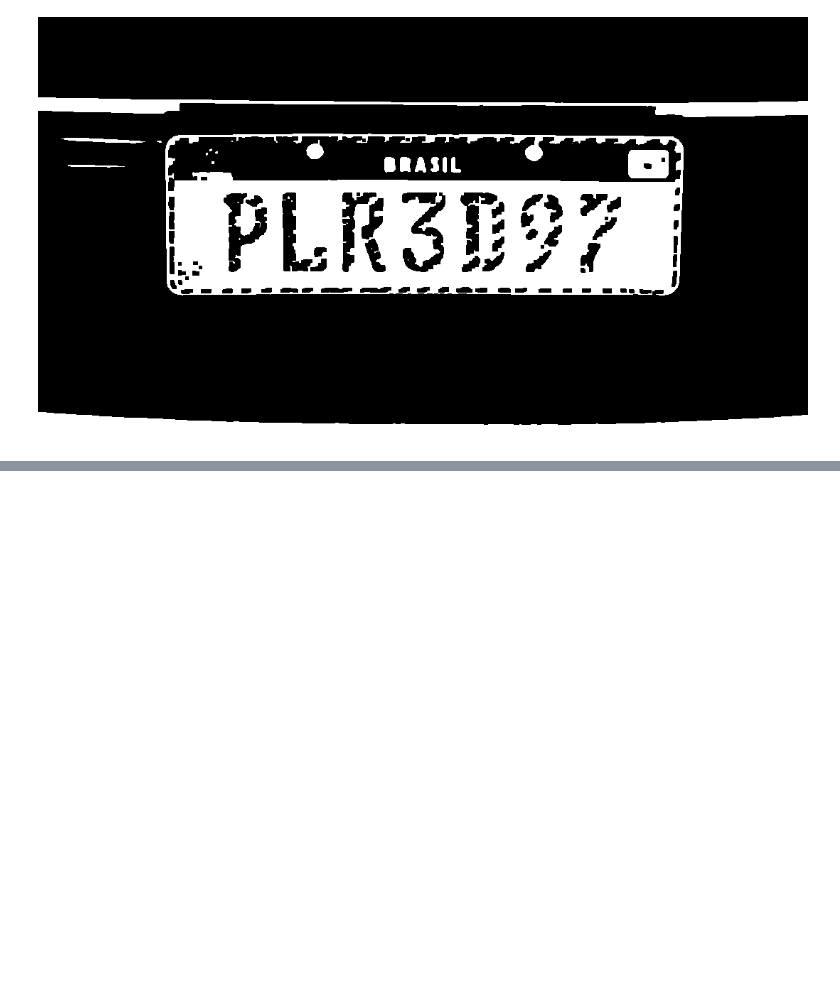
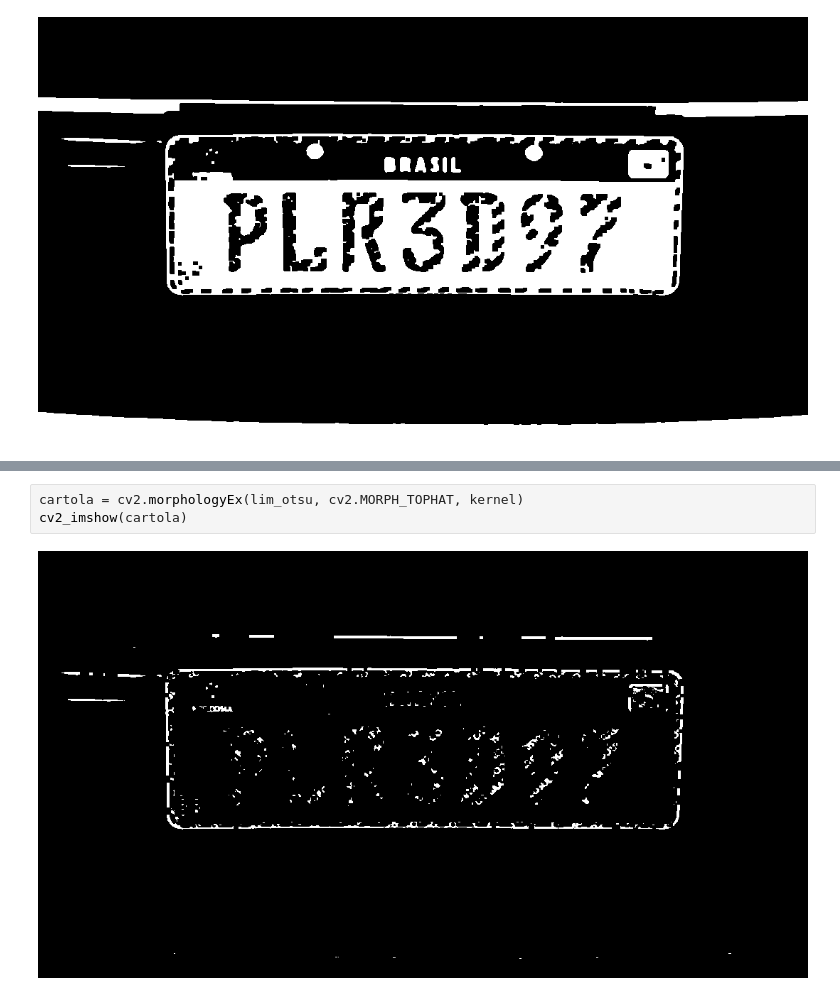
Before and after one commit to arianepolitano/estudo-IA, a Jupyter notebook: Reconhecimento_placas_carro.ipynb, the cells around one changed output, grey strips where cells are left out. Saved outputs shown, nothing was run; the diff lists cells and outputs as text; blank space fills up the shorter version.

```diff
--- a/Reconhecimento_placas_carro.ipynb
+++ b/Reconhecimento_placas_carro.ipynb
@@ -278,0 +300,5 @@ cv2_imshow(fechamento)
+# %%
+cartola = cv2.morphologyEx(lim_otsu, cv2.MORPH_TOPHAT, kernel)
+cv2_imshow(cartola)
+# %% [output]
+[figure, added]
```
Also changed, not shown: parts of 19 cells of this notebook.
